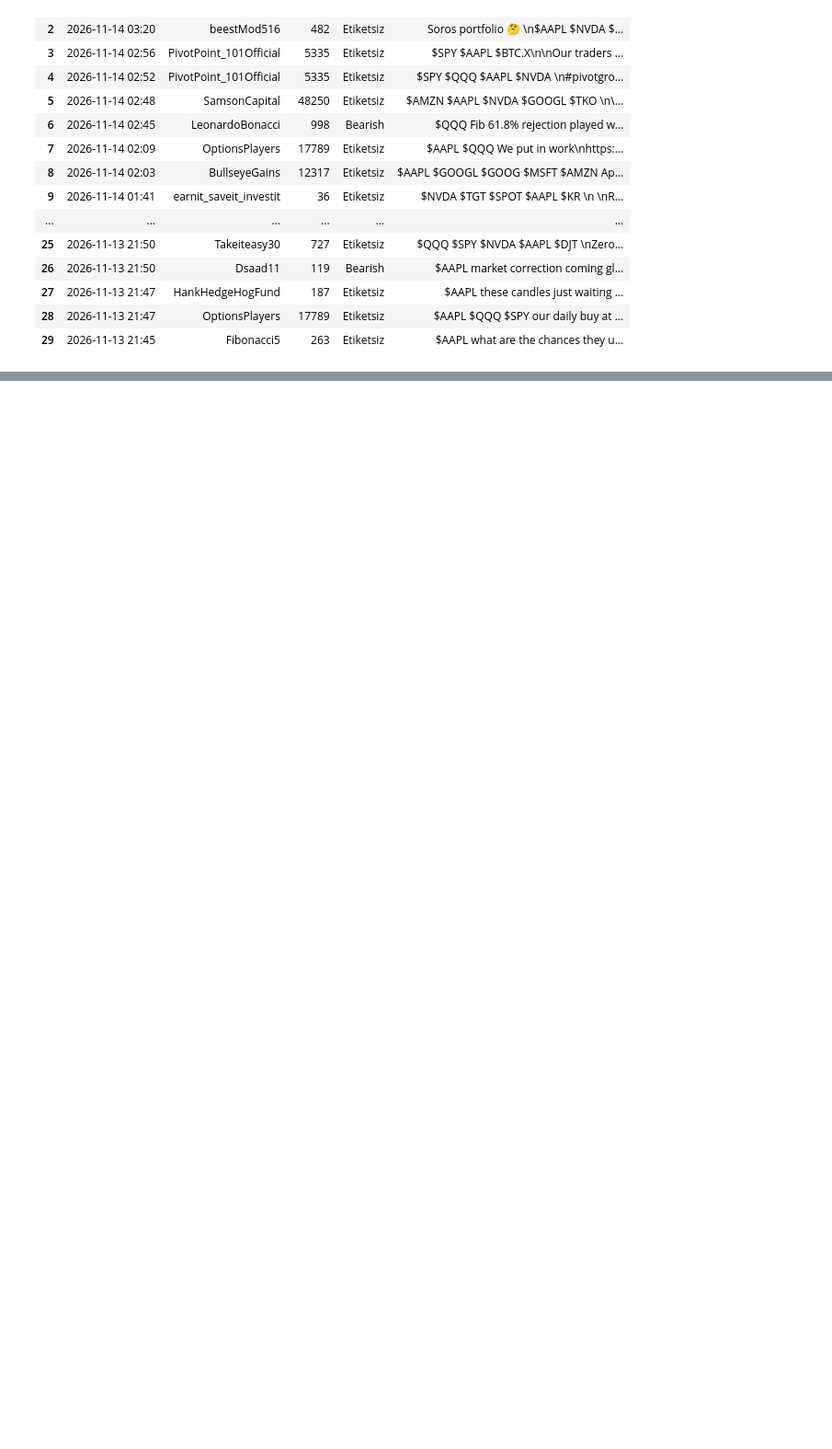
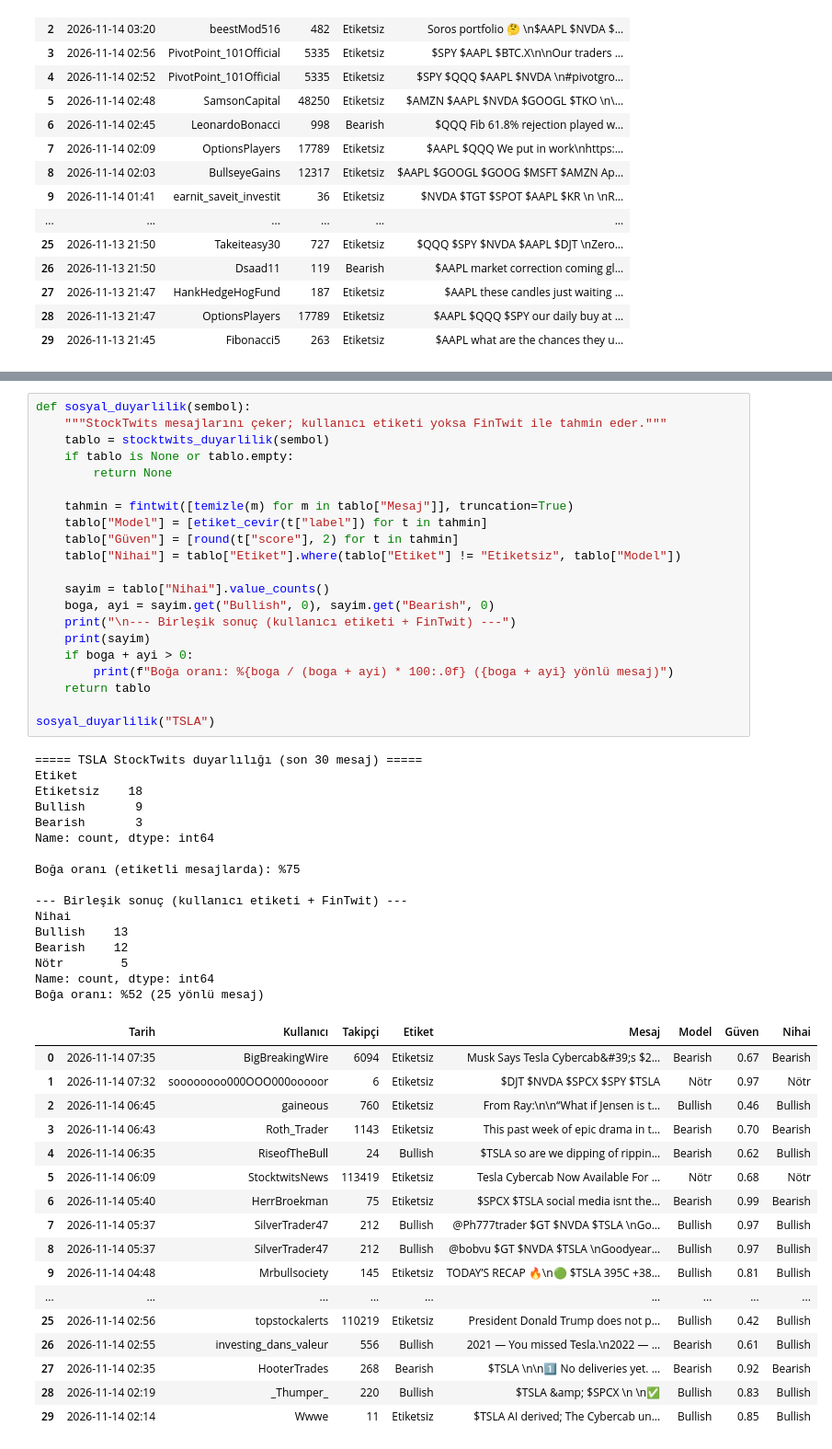
Before and after one commit to DunyaVatandasi/abd-borsa-calismalari, a Jupyter notebook: 02_haber_duyarlilik.ipynb, the cells around one changed output, grey strips where cells are left out. Shown at 92% size. Saved outputs shown, nothing was run; the diff lists cells and outputs as text; blank space fills up the shorter version.

Commit message:
Güncellendi. son 12 saatteki sosyal medya yorumları taraması

```diff
--- a/02_haber_duyarlilik.ipynb
+++ b/02_haber_duyarlilik.ipynb
@@ -169,0 +296,55 @@ Boğa oranı (etiketli mesajlarda): %44
+# %%
+def sosyal_duyarlilik(sembol):
+    """StockTwits mesajlarını çeker; kullanıcı etiketi yoksa FinTwit ile tahmin eder."""
+    tablo = stocktwits_duyarlilik(sembol)
+    if tablo is None or tablo.empty:
+        return None
+
+    tahmin = fintwit([temizle(m) for m in tablo["Mesaj"]], truncation=True)
+    tablo["Model"] = [etiket_cevir(t["label"]) for t in tahmin]
+    tablo["Güven"] = [round(t["score"], 2) for t in tahmin]
+    tablo["Nihai"] = tablo["Etiket"].where(tablo["Etiket"] != "Etiketsiz", tablo["Model"])
+
+    sayim = tablo["Nihai"].value_counts()
+    boga, ayi = sayim.get("Bullish", 0), sayim.get("Bearish", 0)
+    print("\n--- Birleşik sonuç (kullanıcı etiketi + FinTwit) ---")
+    print(sayim)
+    if boga + ayi > 0:
+        print(f"Boğa oranı: %{boga / (boga + ayi) * 100:.0f} ({boga + ayi} yönlü mesaj)")
+    return tablo
+
+sosyal_duyarlilik("TSLA")
+# %% [output]
+===== TSLA StockTwits duyarlılığı (son 30 mesaj) =====
+Etiket
+Etiketsiz    18
+Bullish       9
+Bearish       3
+Name: count, dtype: int64
+
+Boğa oranı (etiketli mesajlarda): %75
+
+--- Birleşik sonuç (kullanıcı etiketi + FinTwit) ---
+Nihai
+Bullish    13
+Bearish    12
+Nötr        5
+Name: count, dtype: int64
+Boğa oranı: %52 (25 yönlü mesaj)
+|  | Tarih | Kullanıcı | Takipçi | Etiket | Mesaj | Model | Güven | Nihai |
+| 0 | 2026-11-14 07:35 | BigBreakingWire | 6094 | Etiketsiz | Musk Says Tesla Cybercab&#39;s $2... | Bearish | 0.67 | Bearish |
+| 1 | 2026-11-14 07:32 | soooooooo000OOO000ooooor | 6 | Etiketsiz | $DJT $NVDA $SPCX $SPY $TSLA | Nötr | 0.97 | Nötr |
+| 2 | 2026-11-14 06:45 | gaineous | 760 | Etiketsiz | From Ray:\n\n“What if Jensen is t... | Bullish | 0.46 | Bullish |
+| 3 | 2026-11-14 06:43 | Roth_Trader | 1143 | Etiketsiz | This past week of epic drama in t... | Bearish | 0.70 | Bearish |
+| 4 | 2026-11-14 06:35 | RiseofTheBull | 24 | Bullish | $TSLA so are we dipping of rippin... | Bearish | 0.62 | Bullish |
+| 5 | 2026-11-14 06:09 | StocktwitsNews | 113419 | Etiketsiz | Tesla Cybercab Now Available For ... | Nötr | 0.68 | Nötr |
+| 6 | 2026-11-14 05:40 | HerrBroekman | 75 | Etiketsiz | $SPCX $TSLA social media isnt the... | Bearish | 0.99 | Bearish |
+| 7 | 2026-11-14 05:37 | SilverTrader47 | 212 | Bullish | @Ph777trader $GT $NVDA $TSLA \nGo... | Bullish | 0.97 | Bullish |
+| 8 | 2026-11-14 05:37 | SilverTrader47 | 212 | Bullish | @bobvu $GT $NVDA $TSLA \nGoodyear... | Bullish | 0.97 | Bullish |
+| 9 | 2026-11-14 04:48 | Mrbullsociety | 145 | Etiketsiz | TODAY’S RECAP 🔥\n🟢 $TSLA 395C +38... | Bullish | 0.81 | Bullish |
+| ... | ... | ... | ... | ... | ... | ... | ... | ... |
+| 25 | 2026-11-14 02:56 | topstockalerts | 110219 | Etiketsiz | President Donald Trump does not p... | Bullish | 0.42 | Bullish |
+| 26 | 2026-11-14 02:55 | investing_dans_valeur | 556 | Bullish | 2021 — You missed Tesla.\n2022 — ... | Bearish | 0.61 | Bullish |
+| 27 | 2026-11-14 02:35 | HooterTrades | 268 | Bearish | $TSLA \n\n1️⃣ No deliveries yet. ... | Bearish | 0.92 | Bearish |
+| 28 | 2026-11-14 02:19 | _Thumper_ | 220 | Bullish | $TSLA &amp; $SPCX \n \n✅ | Bullish | 0.83 | Bullish |
+| 29 | 2026-11-14 02:14 | Wwwe | 11 | Etiketsiz | $TSLA AI derived; The Cybercab un... | Bullish | 0.85 | Bullish |
```
Also changed, not shown: parts of 3 cells of this notebook.
